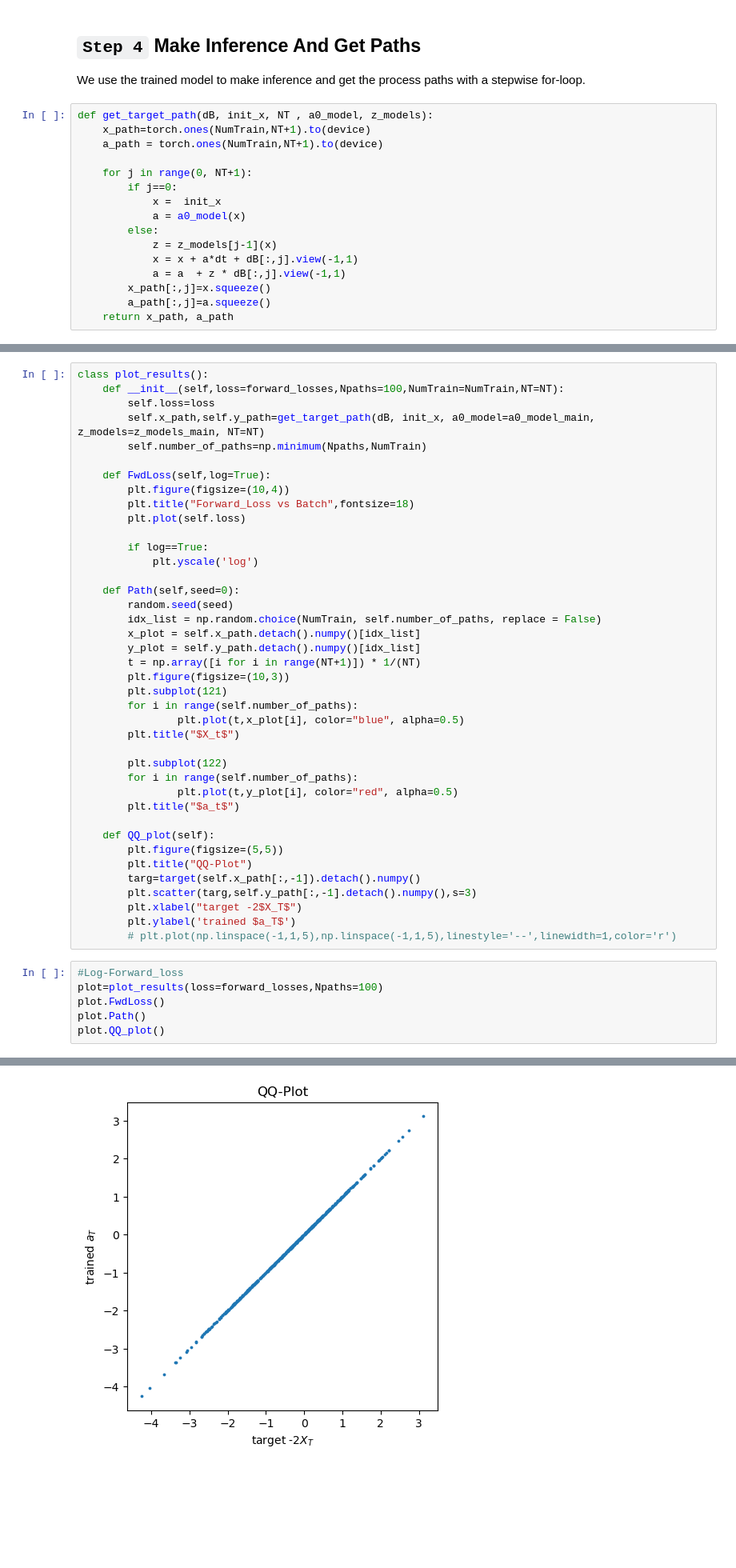
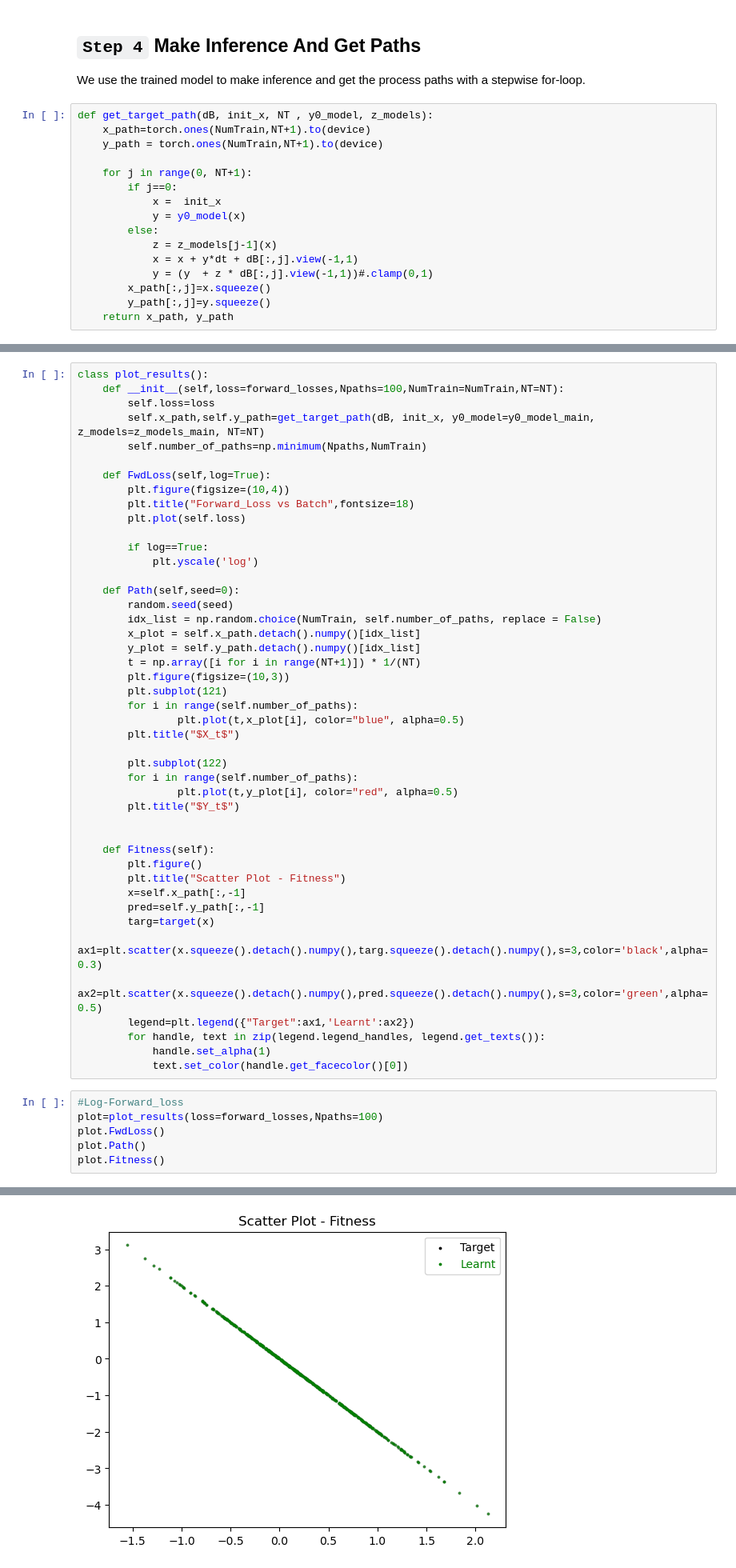
Before and after one commit to OrangeAoo/Multi-Compliance-MFG-FBSDEs, a Jupyter notebook: 1Period/2FBSDE_Smooth_Penalty.ipynb, the cells around one changed output, grey strips where cells are left out. Shown at 80% size. Drawn from its saved outputs; the diff is of its cells as text; blank space fills up the shorter version.

```diff
--- a/1Period/2FBSDE_Smooth_Penalty.ipynb
+++ b/1Period/2FBSDE_Smooth_Penalty.ipynb
@@ -325,21 +325,21 @@ Average Error Est:  1.47245583775657e-06
 ## `Step 4` Make Inference And Get Paths
 We use the trained model to make inference and get the process paths with a stepwise for-loop.
 # %%
-def get_target_path(dB, init_x, NT , a0_model, z_models):
+def get_target_path(dB, init_x, NT , y0_model, z_models):
     x_path=torch.ones(NumTrain,NT+1).to(device)
-    a_path = torch.ones(NumTrain,NT+1).to(device)
+    y_path = torch.ones(NumTrain,NT+1).to(device)
 
     for j in range(0, NT+1):
         if j==0:
             x =  init_x
-            a = a0_model(x)
+            y = y0_model(x)
         else:
             z = z_models[j-1](x)
-            x = x + a*dt + dB[:,j].view(-1,1)
-            a = a  + z * dB[:,j].view(-1,1)
+            x = x + y*dt + dB[:,j].view(-1,1)
+            y = (y  + z * dB[:,j].view(-1,1))#.clamp(0,1)
         x_path[:,j]=x.squeeze()
-        a_path[:,j]=a.squeeze()
-    return x_path, a_path
+        y_path[:,j]=y.squeeze()
+    return x_path, y_path
 # %% [markdown]
 ## `Step 5` Visualization
 We then visualize the training results through:
@@ -351,7 +351,7 @@ indicated by the dots closely clinging to the straight diagnal line.
 class plot_results():
     def __init__(self,loss=forward_losses,Npaths=100,NumTrain=NumTrain,NT=NT):
         self.loss=loss
-        self.x_path,self.y_path=get_target_path(dB, init_x, a0_model=a0_model_main, z_models=z_models_main, NT=NT)
+        self.x_path,self.y_path=get_target_path(dB, init_x, y0_model=y0_model_main, z_models=z_models_main, NT=NT)
         self.number_of_paths=np.minimum(Npaths,NumTrain)
 
     def FwdLoss(self,log=True):
@@ -377,21 +377,26 @@ class plot_results():
         plt.subplot(122)
         for i in range(self.number_of_paths):
                 plt.plot(t,y_plot[i], color="red", alpha=0.5)
-        plt.title("$a_t$")
+        plt.title("$Y_t$")
 
-    def QQ_plot(self):
-        plt.figure(figsize=(5,5))
-        plt.title("QQ-Plot")
-        targ=target(self.x_path[:,-1]).detach().numpy()
-        plt.scatter(targ,self.y_path[:,-1].detach().numpy(),s=3)
-        plt.xlabel("target -2$X_T$")
-        plt.ylabel('trained $a_T$')
-        # plt.plot(np.linspace(-1,1,5),np.linspace(-1,1,5),linestyle='--',linewidth=1,color='r')
+
+    def Fitness(self):
+        plt.figure()
+        plt.title("Scatter Plot - Fitness")
+        x=self.x_path[:,-1]
+        pred=self.y_path[:,-1]
+        targ=target(x)
+        ax1=plt.scatter(x.squeeze().detach().numpy(),targ.squeeze().detach().numpy(),s=3,color='black',alpha=0.3)
+        ax2=plt.scatter(x.squeeze().detach().numpy(),pred.squeeze().detach().numpy(),s=3,color='green',alpha=0.5)
+        legend=plt.legend({"Target":ax1,'Learnt':ax2})
+        for handle, text in zip(legend.legend_handles, legend.get_texts()):
+            handle.set_alpha(1)
+            text.set_color(handle.get_facecolor()[0])
 # %%
 #Log-Forward_loss
 plot=plot_results(loss=forward_losses,Npaths=100)
 plot.FwdLoss()
 plot.Path()
-plot.QQ_plot()
+plot.Fitness()
 # %% [output]
 [figure]
@@ -399 +404 @@ plot.QQ_plot()
-[figure, old version]
+[figure, new version]
```
Also changed, not shown: parts of 6 cells of this notebook, 42 other files.
